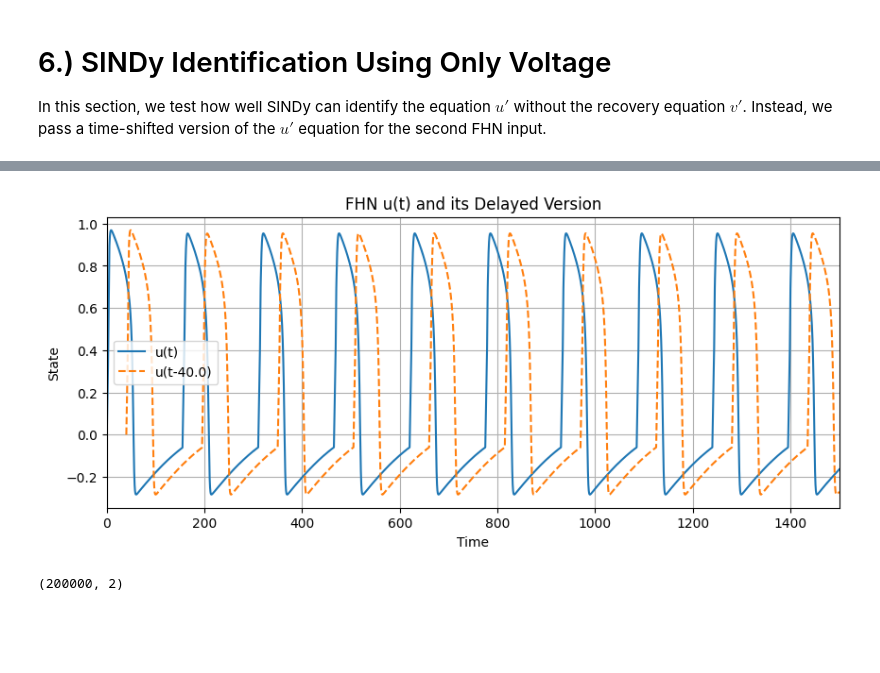
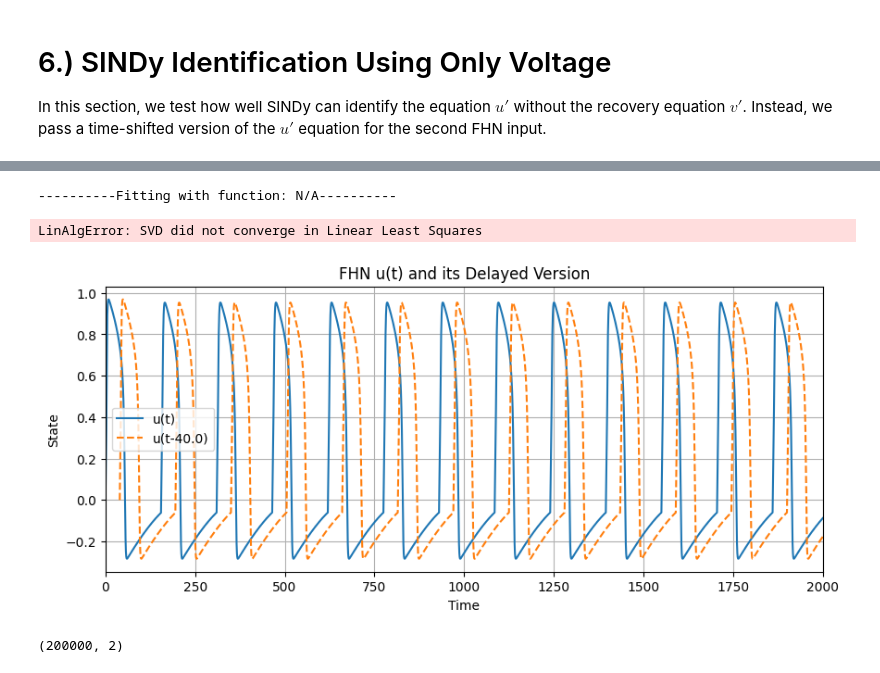
Before and after one commit to cswelch/SINDy-for-Cardiac-Electrophysiology, a Jupyter notebook: SINDy_non_autonomous_test.ipynb, the cells around one changed output, grey strips where cells are left out. Cells and saved outputs as stored; diff of their text form; code cells hidden in the pictures; blank space fills up the shorter version.

```diff
--- a/SINDy_non_autonomous_test.ipynb
+++ b/SINDy_non_autonomous_test.ipynb
@@ -667,3 +666,15 @@ v' = -0.10000 u + -1.00000 v + 1.10000 u^2 + -1.00000 u^3 + 1.00000 f_td
+# %%
+# -------------- Auto-Oscillatory Single-Variable ID Test --------------
+b_copy_models = []
+
+# Test fit with auto-oscillatory FHN and no non-autonomous terms.
+print(f"----------Fitting with function: N/A----------")
+cur_gen_library_b_copy = GenLibraryFit(lambda t: 0, lambda t: 0, fhn_variant="fhn_auto_osc_delayed_copy", ics=np.array([-0.1,0]), t_range=np.arange(0,2000,0.005), color="red")
+b_copy_models.append(cur_gen_library_b_copy.fit())
+print('\n\n')
+# %% [output]
+----------Fitting with function: N/A----------
+LinAlgError: SVD did not converge in Linear Least Squares
 # %%
 # TODO Testing out delayed copy function separately; remove later.
 # Define versions with v' defined as delayed version of u' equation
@@ -691,30 +702,30 @@ def fhn_delayed_copy(Y, t, non_aut_term, tau, alpha=0.1):
 # %%
 # Extract u from the FHN solution
 u_fhn = states_fhn[:, 0]
 
 # Define the delay
 tau = 40.0
 
 # Calculate the shift in indices
 shift_indices = int(tau / dt)
 
 # Create the delayed u array
 u_delayed = np.full_like(u_fhn, np.nan)
 u_delayed[shift_indices:] = u_fhn[:-shift_indices]
 
 # Plot the results
 plt.figure(figsize=(10, 4))
 plt.plot(t_fhn, u_fhn, label='u(t)')
 plt.plot(t_fhn, u_delayed, label=f'u(t-{tau})', linestyle='--')
 plt.xlabel('Time')
 plt.ylabel('State')
 plt.title('FHN u(t) and its Delayed Version')
 plt.legend()
 plt.grid(True)
-plt.xlim(0, 1500) # Zoom in to see the effect
+plt.xlim(0, 2000) # Zoom in to see the effect
 plt.show()
 # %% [output]
-[figure, old version]
+[figure, new version]
 # %%
 print(states_fhn.shape)
 plt.plot(t_fhn, states_fhn)
```
Also changed, not shown: parts of 1 cell of this notebook, 1 other file.
